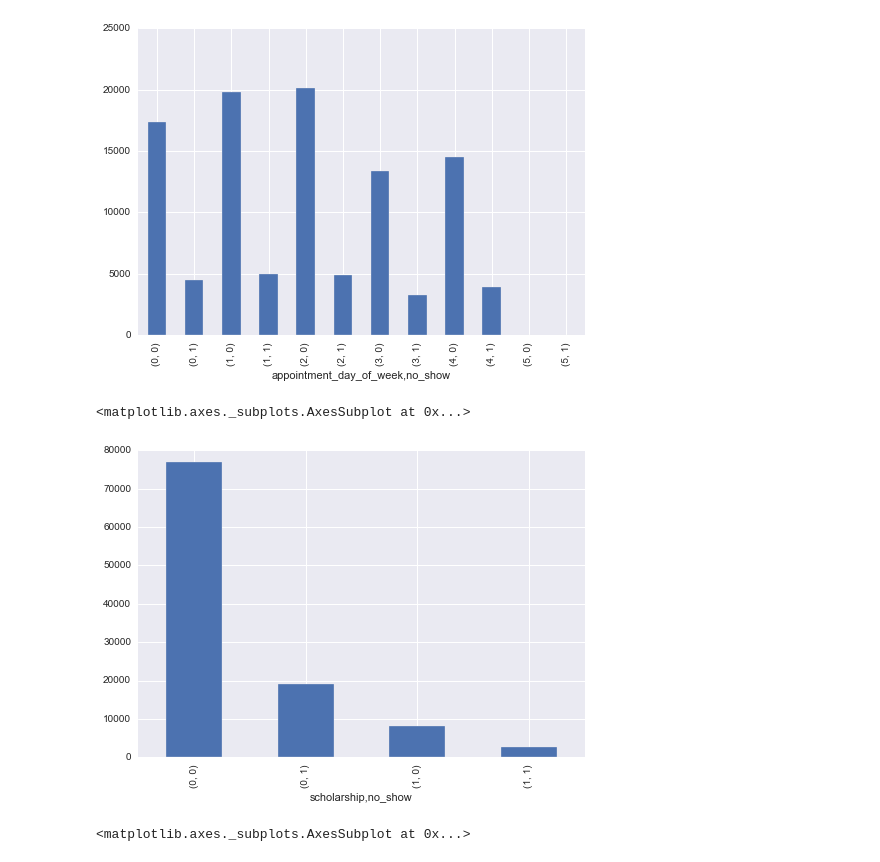
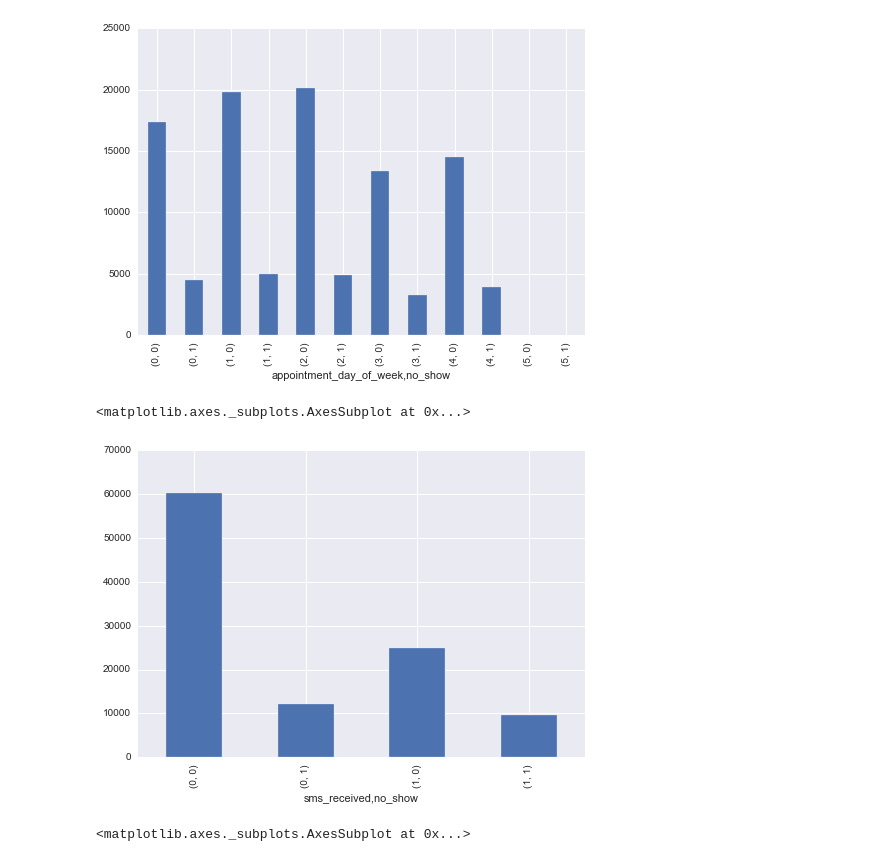
Before and after one commit to walidsi/Udacity_ADA, a Jupyter notebook: No_Show_Appointments_Analysis.ipynb, the cells around one changed output. Saved outputs shown, nothing was run; the diff lists cells and outputs as text; code cells hidden in the pictures.

```diff
--- a/No_Show_Appointments_Analysis.ipynb
+++ b/No_Show_Appointments_Analysis.ipynb
@@ -354,11 +358,11 @@ group_counts.plot(kind='bar')
 <matplotlib.axes._subplots.AxesSubplot at 0x...>
 [figure]
 # %%
-group_counts = df.groupby(['scholarship']).no_show.value_counts()
+group_counts = df.groupby(['sms_received']).no_show.value_counts()
 group_counts.plot(kind='bar')
 # %% [output]
 <matplotlib.axes._subplots.AxesSubplot at 0x...>
-[figure, old version]
+[figure, new version]
 # %%
 group_counts = df.groupby(['gender','scholarship']).no_show.value_counts()
 group_counts.plot(kind='bar')
```
Also changed, not shown: parts of 7 cells of this notebook.
